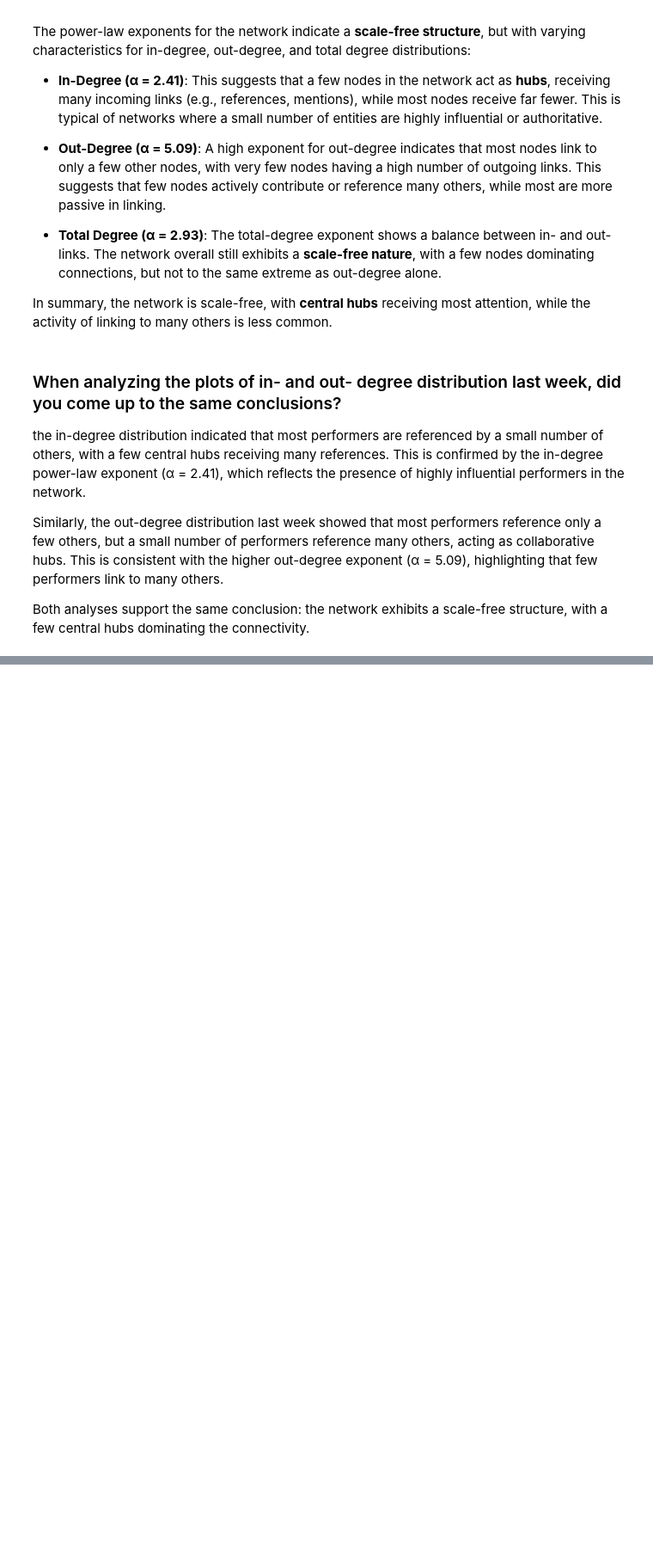
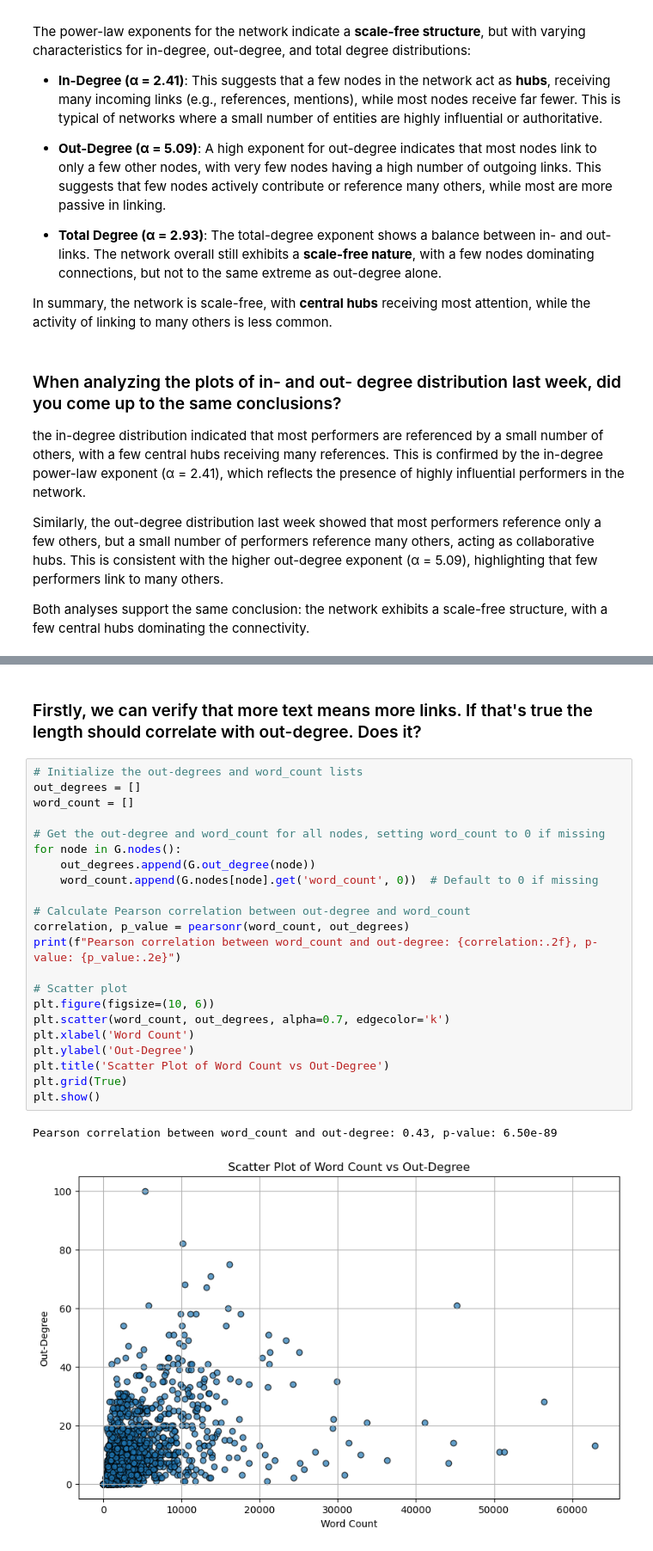
Before and after one commit to Ayafahim/social_graphs, a Jupyter notebook: Alec-jawa/week5/partB.ipynb, the cells around one changed output, grey strips where cells are left out. Shown: that part at 86% size. Saved outputs shown, nothing was run; the diff lists cells and outputs as text; blank space fills up the shorter version.

```diff
--- a/Alec-jawa/week5/partB.ipynb
+++ b/Alec-jawa/week5/partB.ipynb
@@ -141,0 +191,27 @@ Both analyses support the same conclusion: the network exhibits a scale-free str
+# %% [markdown]
+### Firstly, we can verify that more text means more links. If that's true the length should correlate with out-degree. Does it?
+# %%
+# Initialize the out-degrees and word_count lists
+out_degrees = []
+word_count = []
+
+# Get the out-degree and word_count for all nodes, setting word_count to 0 if missing
+for node in G.nodes():
+    out_degrees.append(G.out_degree(node))
+    word_count.append(G.nodes[node].get('word_count', 0))  # Default to 0 if missing
+
+# Calculate Pearson correlation between out-degree and word_count
+correlation, p_value = pearsonr(word_count, out_degrees)
+print(f"Pearson correlation between word_count and out-degree: {correlation:.2f}, p-value: {p_value:.2e}")
+
+# Scatter plot
+plt.figure(figsize=(10, 6))
+plt.scatter(word_count, out_degrees, alpha=0.7, edgecolor='k')
+plt.xlabel('Word Count')
+plt.ylabel('Out-Degree')
+plt.title('Scatter Plot of Word Count vs Out-Degree')
+plt.grid(True)
+plt.show()
+# %% [output]
+Pearson correlation between word_count and out-degree: 0.43, p-value: 6.50e-89
+[figure, added]
```
Also changed, not shown: parts of 22 cells of this notebook.
